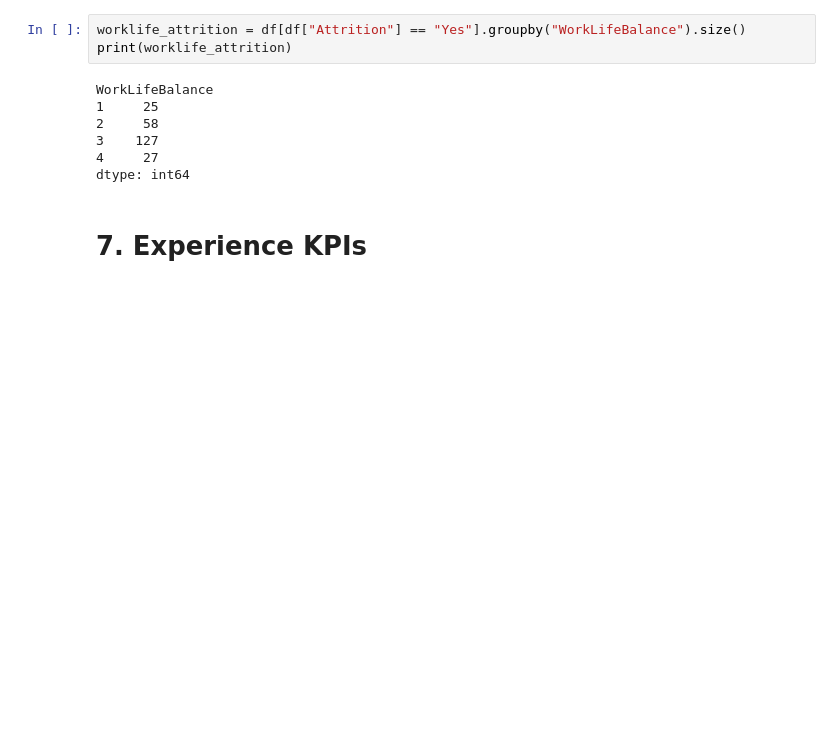
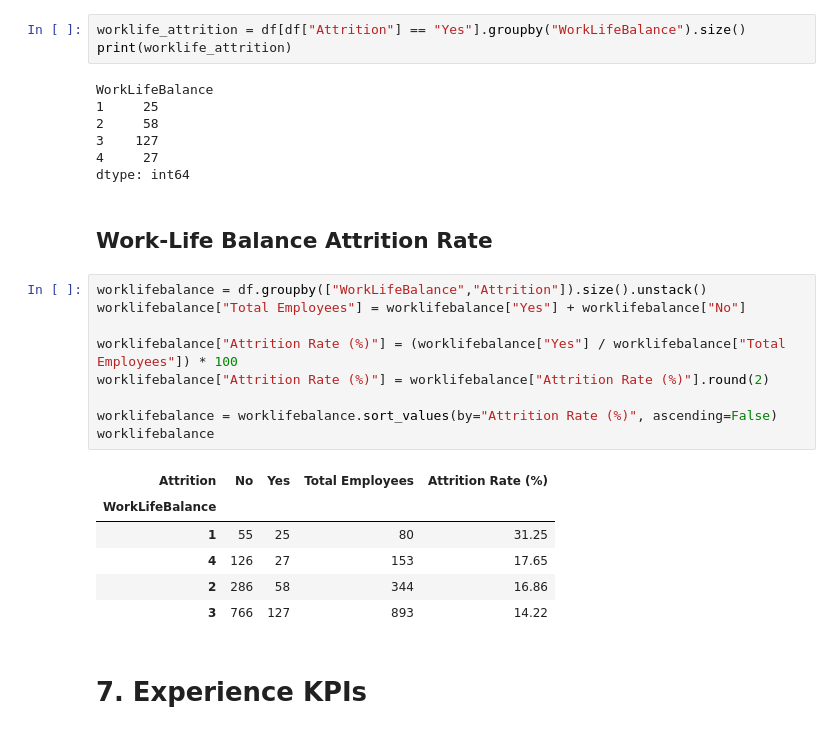
Before and after one commit to Geeth-31/EMPLOYEE-ATTRITION-ANALYSIS-PROJECT, a Jupyter notebook: notebooks/03_KPI_Analysis.ipynb, the cells around one changed output. Saved outputs shown, nothing was run; the diff lists cells and outputs as text; blank space fills up the shorter version.

```diff
--- a/notebooks/03_KPI_Analysis.ipynb
+++ b/notebooks/03_KPI_Analysis.ipynb
@@ -238,6 +307,24 @@ WorkLifeBalance
 3    127
 4     27
 dtype: int64
+# %% [markdown]
+## Work-Life Balance Attrition Rate
+# %%
+worklifebalance = df.groupby(["WorkLifeBalance","Attrition"]).size().unstack()
+worklifebalance["Total Employees"] = worklifebalance["Yes"] + worklifebalance["No"]
+
+worklifebalance["Attrition Rate (%)"] = (worklifebalance["Yes"] / worklifebalance["Total Employees"]) * 100
+worklifebalance["Attrition Rate (%)"] = worklifebalance["Attrition Rate (%)"].round(2)
+
+worklifebalance = worklifebalance.sort_values(by="Attrition Rate (%)", ascending=False)
+worklifebalance
+# %% [output]
+| Attrition | No | Yes | Total Employees | Attrition Rate (%) |
+| WorkLifeBalance |  |  |  |  |
+| 1 | 55 | 25 | 80 | 31.25 |
+| 4 | 126 | 27 | 153 | 17.65 |
+| 2 | 286 | 58 | 344 | 16.86 |
+| 3 | 766 | 127 | 893 | 14.22 |
 # %% [markdown]
 # 7. Experience KPIs
 # %% [markdown]
```
Also changed, not shown: parts of 8 cells of this notebook, 2 other files.
